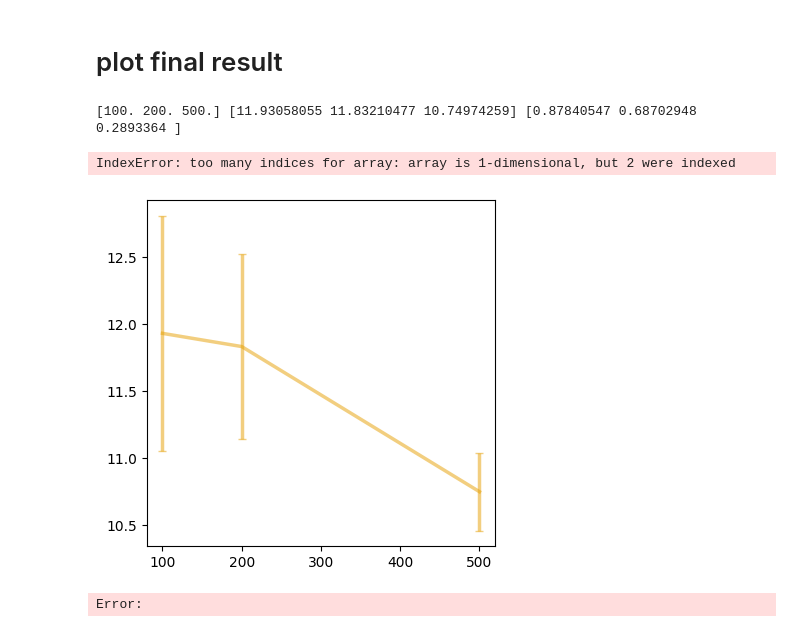
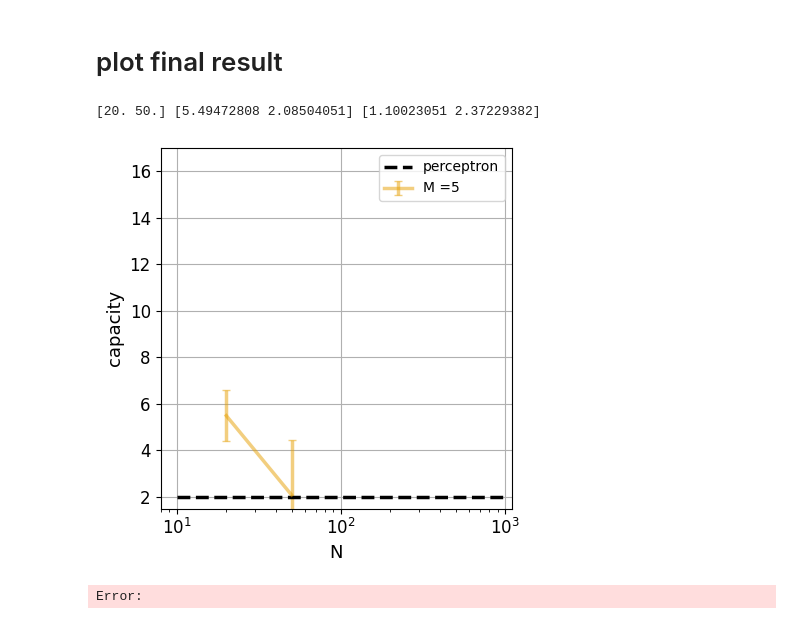
Before and after one commit to london-and-tequila/parallel_synapse_capacity, a Jupyter notebook: plot_results.ipynb, the cells around one changed output. Drawn from its saved outputs; the diff is of its cells as text; code cells hidden in the pictures.

```diff
--- a/plot_results.ipynb
+++ b/plot_results.ipynb
@@ -15,10 +17,10 @@ from sklearn.linear_model import LogisticRegression
 experi = {}
 allN = set()
 allM = set()
-for N in [100, 200, 500]:
-    path = glob.glob("./N_" + str(N) + "_gaussian_png/*seed_[0-9].png") + glob.glob(
-        "./N_" + str(N) + "_gaussian_png/*seed_[0-9]_true.png"
-    )
+for N in [20, 50]:
+    path = glob.glob(
+        "./N_" + str(N) + "_noise_png/*seed_[0-9]*_repeat_20.png"
+    ) + glob.glob("./N_" + str(N) + "_noise_png/*seed_[0-9]*_repeat_20_true.png")
 
     for p_ in path:
         params = p_.split("/")[-1].replace(".png", "").split("_")
@@ -100,7 +110,7 @@ for N, M in countTrialDict:
 #         experi[(N, M)] = experi_old[(N, M)]
 # allM.add(5)
 # %%
-plt.figure(figsize=(5, 12), dpi=300)
+plt.figure(figsize=(5, 5), dpi=300)
 plt.plot([3, 14], [0.5, 0.5], "k--")
 c = [
     "tab:blue",
@@ -111,6 +121,7 @@ c = [
     "tab:brown",
     "tab:pink",
 ]
+
 
 arrayN = np.array(sorted(list(allN)))
 arrayM = np.array(sorted(list(allM)))
@@ -183,7 +194,7 @@ for i in range(arrayM.size):
     plt.subplot(arrayM.size, 1, i + 1)
     plt.title("M = " + str(arrayM[i]), fontsize=8)
     plt.legend()
-    plt.xlim([0, 16])
+    # plt.xlim([0, 16])
     plt.ylim([0, 1])
     plt.plot([0, 16], [0.5, 0.5], "k--")
     plt.grid()
@@ -456,47 +466,46 @@ for i, M in enumerate(capacity):
     # #         continue
     x, y, yerr = capacity[M][:, 0], capacity[M][:, 2], capacity[M][:, 3]
     print(x, y, yerr)
     plt.errorbar(
         x[~np.isnan(y)],
         y[~np.isnan(y)],
         yerr=yerr[~np.isnan(y)],
         capsize=3,
         color=color[i],
         label="M =" + str(M),
         linewidth=2.5,
         alpha=0.5,
     )
-plt.errorbar(
-    capacityms[:, 0],
-    capacityms[:, 1],
-    yerr=capacityms[:, 2],
-    capsize=3,
-    color="r",
-    label="unlimited",
-    linewidth=3,
-)
+# plt.errorbar(
+#     capacityms[:, 0],
+#     capacityms[:, 1],
+#     yerr=capacityms[:, 2],
+#     capsize=3,
+#     color="r",
+#     label="unlimited",
+#     linewidth=3,
+# )
 plt.plot(
     np.logspace(1, 3, 5), np.ones((5,)) * 2, "k--", linewidth=2.5, label="perceptron"
 )
 plt.xscale("log")
 # plt.yscale('log')
 # plt.xticks([0 + i*100 for i in range(12)])
 plt.grid()
 
 plt.xlabel("N", fontsize=13)
 plt.ylabel("capacity", fontsize=13)
-# plt.ylim([1.5,17])
-plt.xlim([-10, 2.1e4])
+plt.ylim([1.5, 17])
+plt.xlim([-10, 1.1e3])
 plt.legend(ncol=1, prop={"size": 10})
 # plt.grid()
 
 plt.tight_layout()
 
 plt.savefig("capacity_two.pdf")
 # %% [output]
-[100. 200. 500.] [11.93058055 11.83210477 10.74974259] [0.87840547 0.68702948 0.2893364 ]
+[20. 50.] [5.49472808 2.08504051] [1.10023051 2.37229382]
-IndexError: too many indices for array: array is 1-dimensional, but 2 were indexed
-[figure, old version]
+[figure, new version]
 # %%
 capacity
 # %% [output]
```
Also changed, not shown: parts of 7 cells of this notebook, 7 other files.
